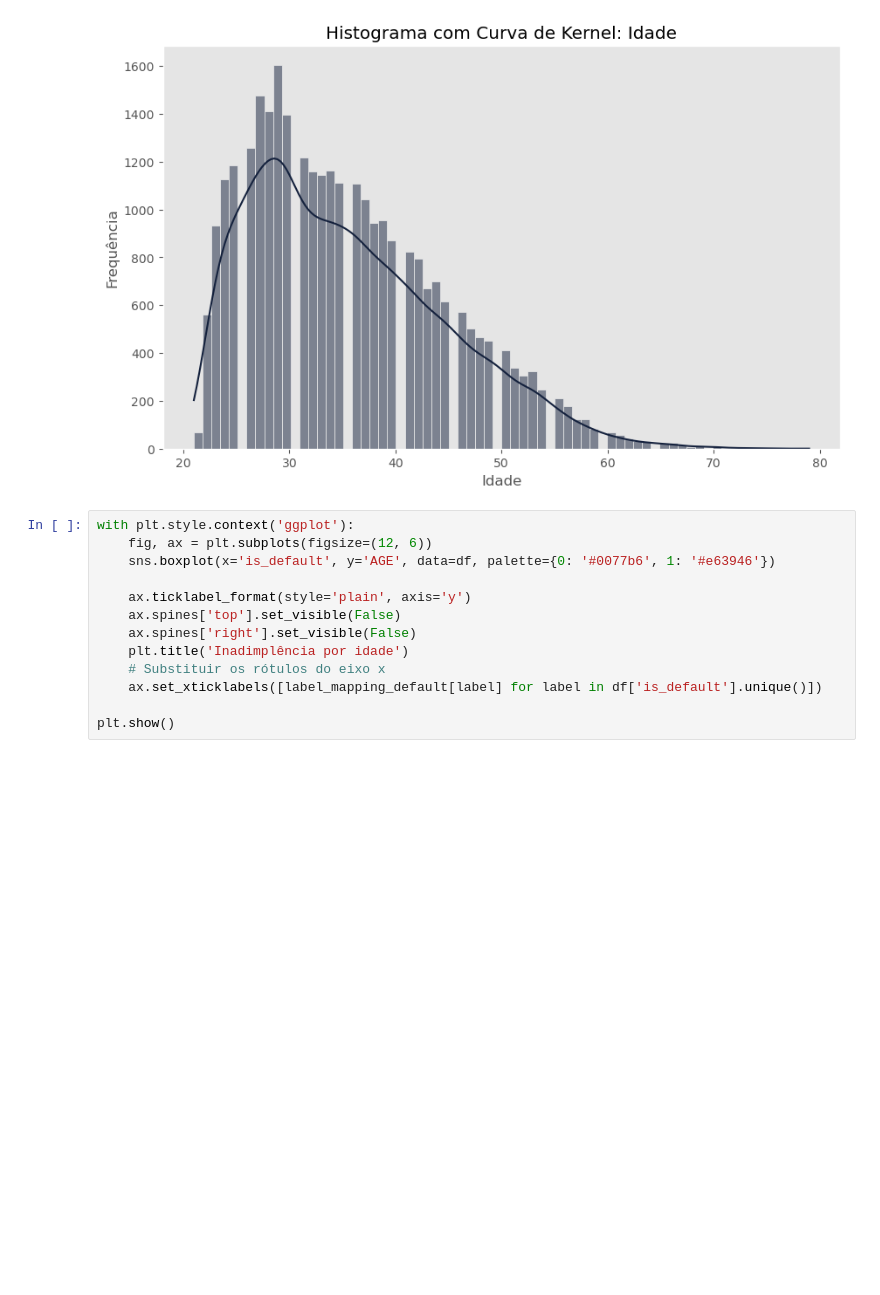
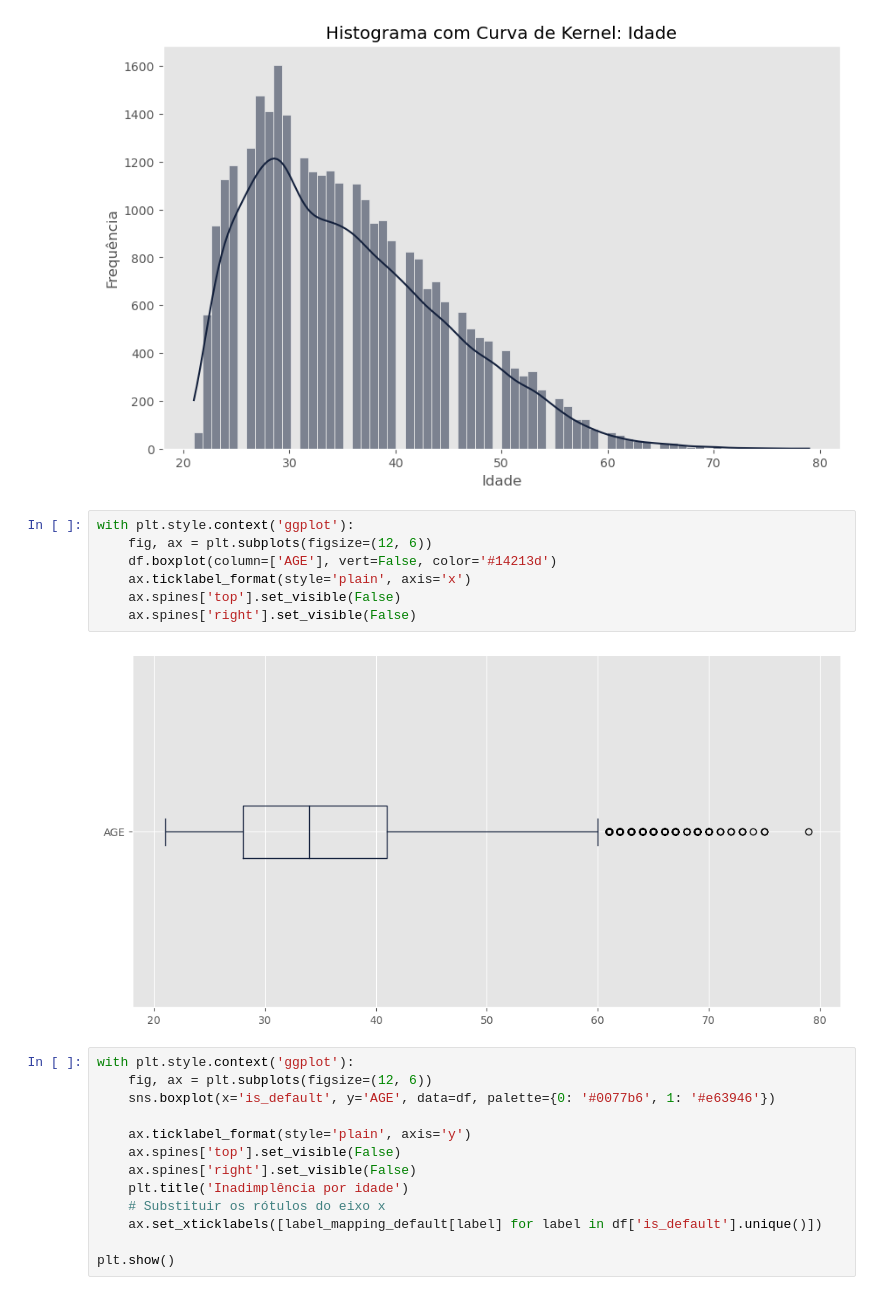
Before and after one commit to biancaportela/4intelligence, a Jupyter notebook: case_2/analise.ipynb, the cells around one changed output. Saved outputs shown, nothing was run; the diff lists cells and outputs as text; blank space fills up the shorter version.

```diff
--- a/case_2/analise.ipynb
+++ b/case_2/analise.ipynb
@@ -420,6 +420,15 @@ plt.show()
 plot_histogram_kde(df['AGE'], 'Histograma com Curva de Kernel: Idade', 'Idade', 'Frequência', '#14213d')
 # %% [output]
 [figure]
+# %%
+with plt.style.context('ggplot'):
+    fig, ax = plt.subplots(figsize=(12, 6))
+    df.boxplot(column=['AGE'], vert=False, color='#14213d')
+    ax.ticklabel_format(style='plain', axis='x')
+    ax.spines['top'].set_visible(False)
+    ax.spines['right'].set_visible(False)
+# %% [output]
+[figure, added]
 # %%
 with plt.style.context('ggplot'):
     fig, ax = plt.subplots(figsize=(12, 6))
```
Also changed, not shown: parts of 36 cells of this notebook.
